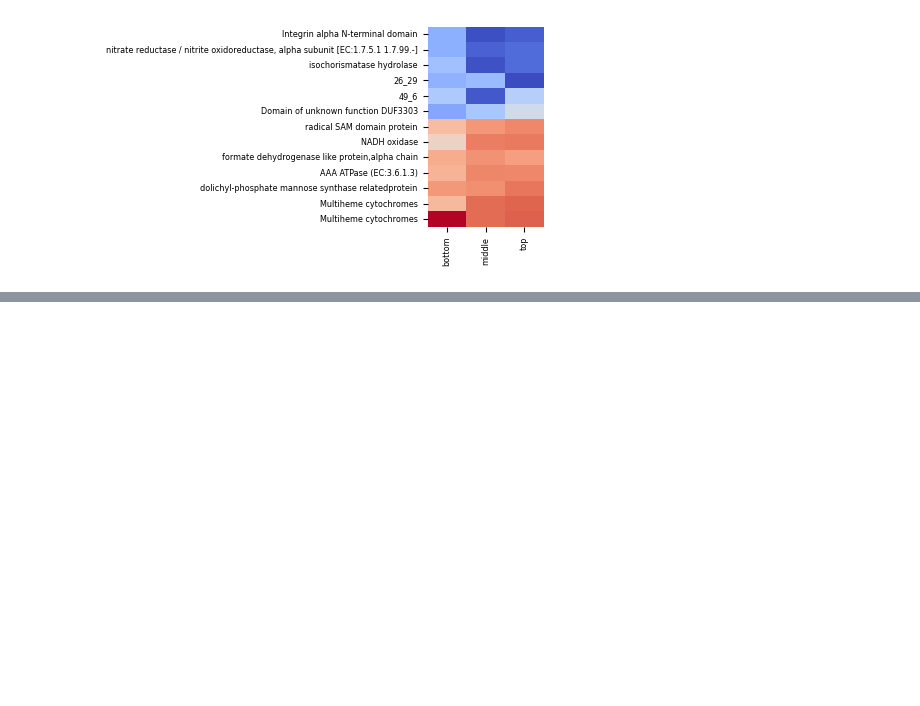
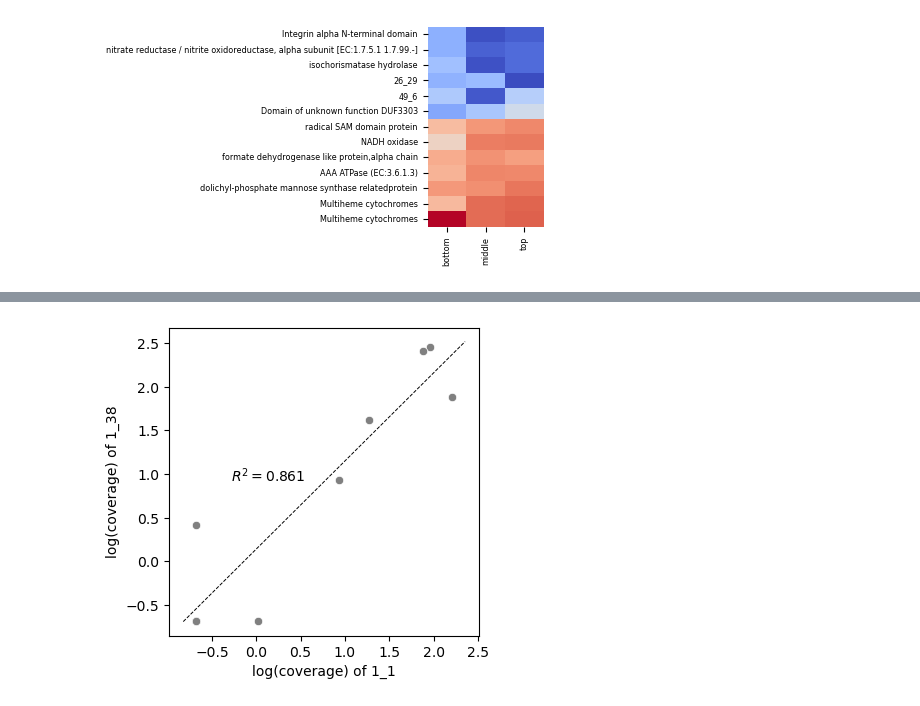
Before and after one commit to pipparichter/banfield, a Jupyter notebook: notebooks/sandbox-5.ipynb, the cells around one changed output, grey strips where cells are left out. Saved outputs shown, nothing was run; the diff lists cells and outputs as text; code cells hidden in the pictures; blank space fills up the shorter version.

```diff
--- a/notebooks/sandbox-5.ipynb
+++ b/notebooks/sandbox-5.ipynb
@@ -399,0 +362,31 @@ filter_low_counts: Keeping 1797 out of 5202 total genes.
+# %%
+def plot_correlation(gene_id_1:str, gene_id_2:str, metat_df):
+    fig, ax = plt.subplots(figsize=(4, 4))
+
+    read_length = 150
+    gene_length_1  = metat_df[metat_df.gene_id == gene_id_1].length.values[0]
+    gene_length_2 = metat_df[metat_df.gene_id == gene_id_2].length.values[0]
+
+    figure_df = metat_df[metat_df.gene_id.isin([gene_id_1, gene_id_2])].copy()
+    figure_df = figure_df.pivot(values='read_count_original', index='sample_name', columns='gene_id')
+    figure_df += 1 # Add a pseudocount of 1
+    figure_df[gene_id_1] = np.log(figure_df[gene_id_1] * read_length / gene_length_1)
+    figure_df[gene_id_2] = np.log(figure_df[gene_id_2] * read_length / gene_length_2)
+
+    sns.scatterplot(figure_df, x=gene_id_1, y=gene_id_2, color='gray')
+
+    x, y = figure_df[gene_id_1].values, figure_df[gene_id_2].values
+    r = np.corrcoef(x, y)[0, 1]
+    m, b = np.polyfit(x, y, 1)
+
+    x_min, x_max = ax.get_xlim()
+    sns.lineplot(x=np.linspace(x_min, x_max, 10), y=np.linspace(x_min, x_max, 10) * m + b, ls='--', color='black', lw=0.7)
+    ax.text(0.2, 0.5, f'$R^2=$' + f'{r ** 2:.3f}', transform=ax.transAxes)
+    ax.set_xlabel(f'log(coverage) of {gene_id_1}')
+    ax.set_ylabel(f'log(coverage) of {gene_id_2}')
+
+    plt.show()
+
+plot_correlation('1_1', '1_38', ece_metat_df)
+# %% [output]
+[figure, added]
```
Also changed, not shown: parts of 12 cells of this notebook, 6 other files.
